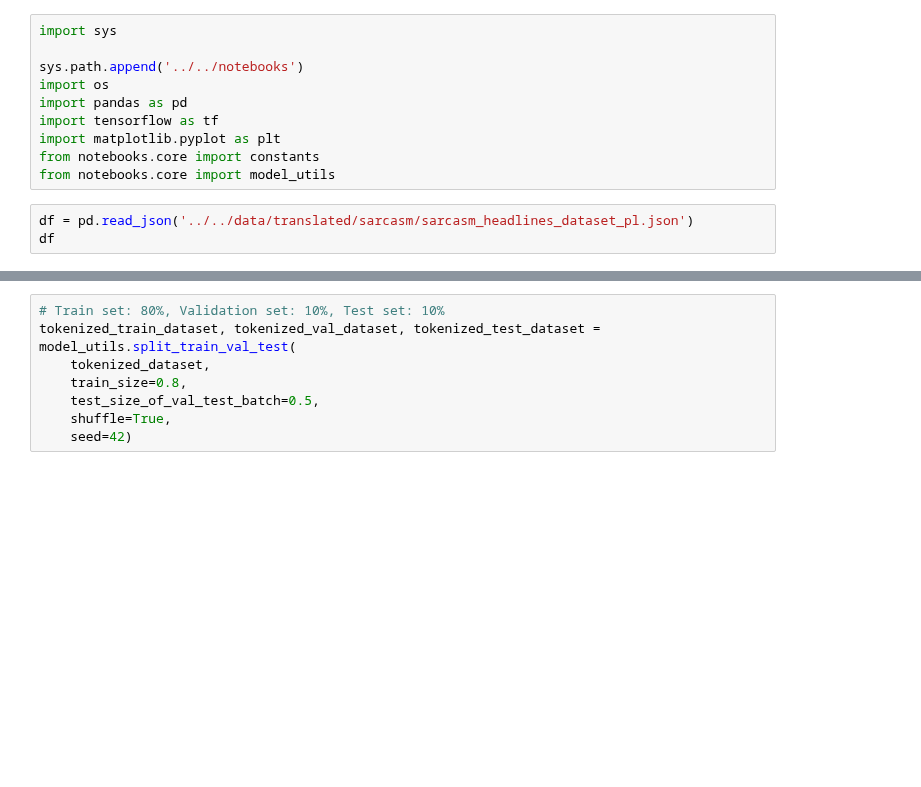
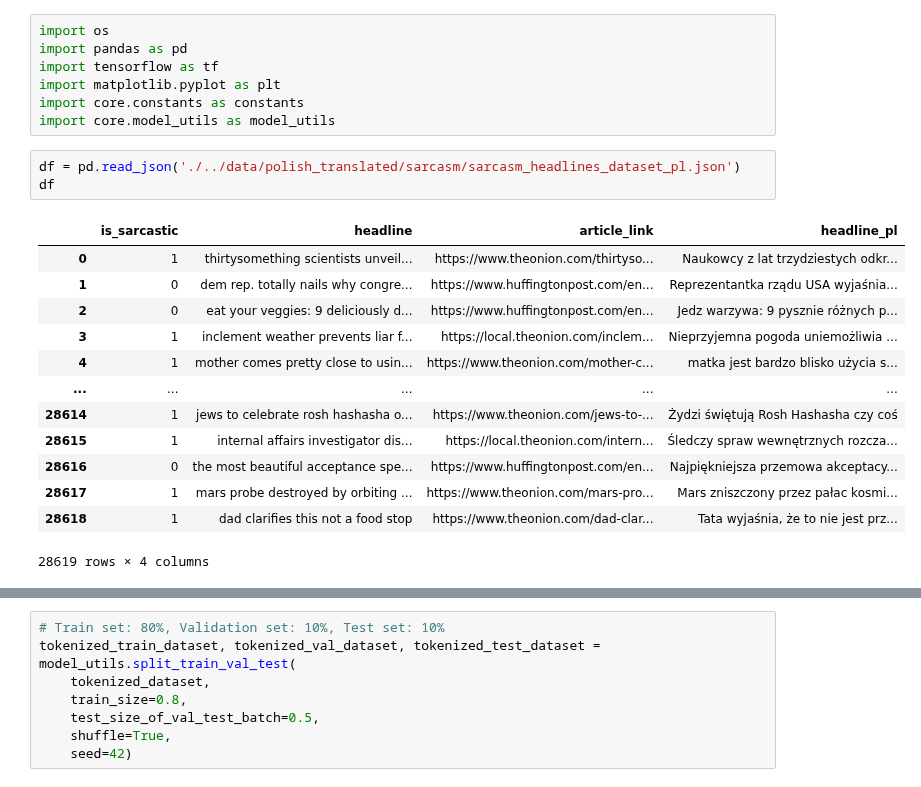
Before and after one commit to arsemi337/nlp-models, a Jupyter notebook: notebooks/sarcasm_pl_bert.ipynb, the cells around one changed output, grey strips where cells are left out. Cells and saved outputs as stored; diff of their text form; blank space fills up the shorter version.

Commit message:
Sarcasm pl bert

```diff
--- a/notebooks/sarcasm_pl_bert.ipynb
+++ b/notebooks/sarcasm_pl_bert.ipynb
@@ -1,16 +1,27 @@
 # %%
-import sys
-
-sys.path.append('../../notebooks')
 import os
 import pandas as pd
 import tensorflow as tf
 import matplotlib.pyplot as plt
-from notebooks.core import constants
-from notebooks.core import model_utils
+import core.constants as constants
+import core.model_utils as model_utils
 # %%
-df = pd.read_json('../../data/translated/sarcasm/sarcasm_headlines_dataset_pl.json')
+df = pd.read_json('./../data/polish_translated/sarcasm/sarcasm_headlines_dataset_pl.json')
 df
+# %% [output]
+|  | is_sarcastic | headline | article_link | headline_pl |
+| 0 | 1 | thirtysomething scientists unveil... | https://www.theonion.com/thirtyso... | Naukowcy z lat trzydziestych odkr... |
+| 1 | 0 | dem rep. totally nails why congre... | https://www.huffingtonpost.com/en... | Reprezentantka rządu USA wyjaśnia... |
+| 2 | 0 | eat your veggies: 9 deliciously d... | https://www.huffingtonpost.com/en... | Jedz warzywa: 9 pysznie różnych p... |
+| 3 | 1 | inclement weather prevents liar f... | https://local.theonion.com/inclem... | Nieprzyjemna pogoda uniemożliwia ... |
+| 4 | 1 | mother comes pretty close to usin... | https://www.theonion.com/mother-c... | matka jest bardzo blisko użycia s... |
+| ... | ... | ... | ... | ... |
+| 28614 | 1 | jews to celebrate rosh hashasha o... | https://www.theonion.com/jews-to-... | Żydzi świętują Rosh Hashasha czy coś |
+| 28615 | 1 | internal affairs investigator dis... | https://local.theonion.com/intern... | Śledczy spraw wewnętrznych rozcza... |
+| 28616 | 0 | the most beautiful acceptance spe... | https://www.huffingtonpost.com/en... | Najpiękniejsza przemowa akceptacy... |
+| 28617 | 1 | mars probe destroyed by orbiting ... | https://www.theonion.com/mars-pro... | Mars zniszczony przez pałac kosmi... |
+| 28618 | 1 | dad clarifies this not a food stop | https://www.theonion.com/dad-clar... | Tata wyjaśnia, że to nie jest prz... |
+28619 rows × 4 columns
 # %%
 df = df.drop(columns=['article_link', 'headline'])
 df
```
Also changed, not shown: parts of 23 cells of this notebook, 5 other files.
